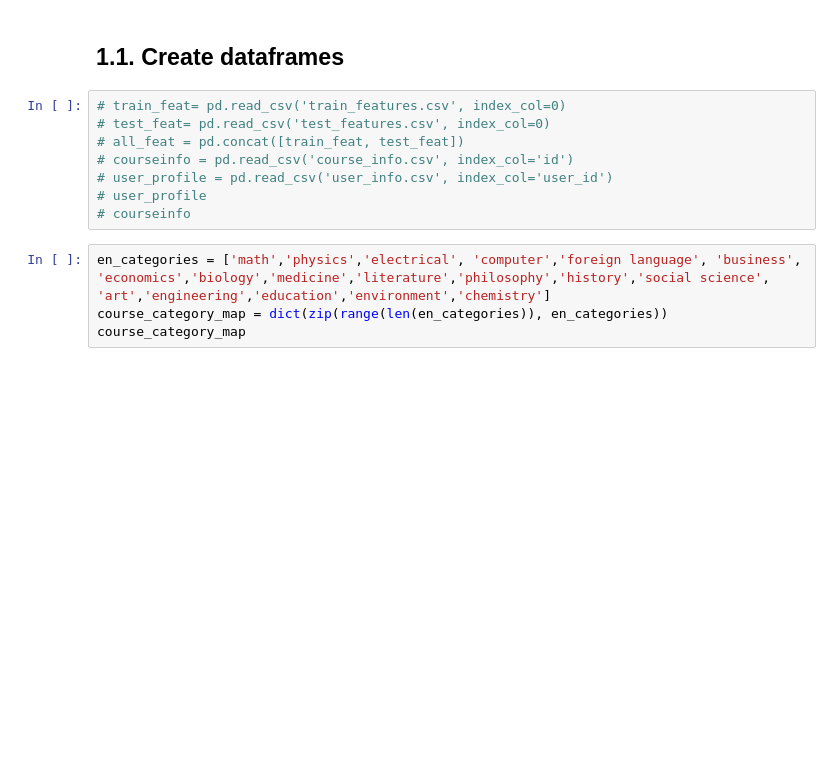
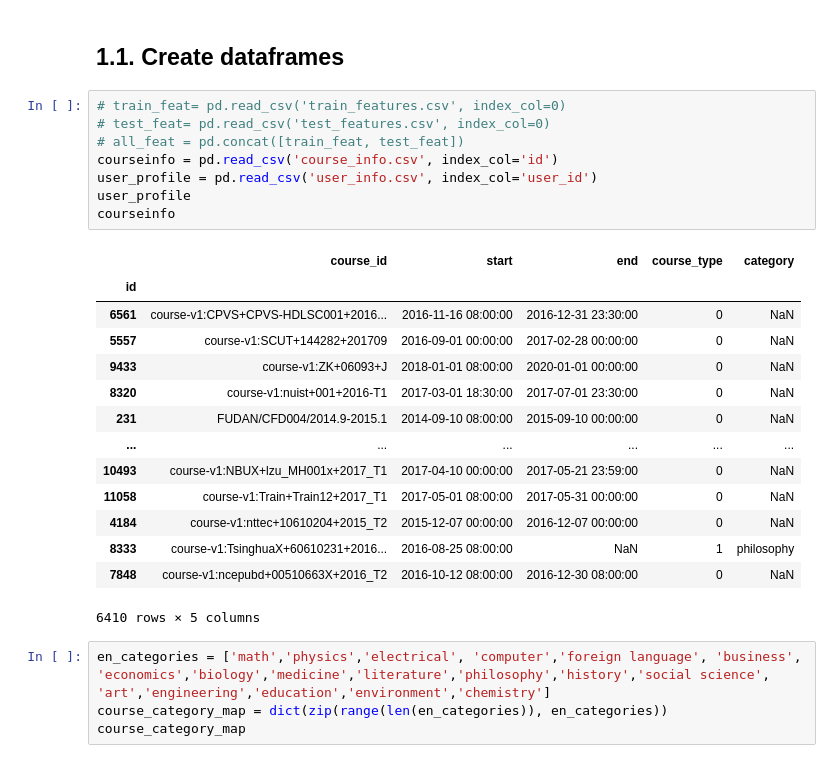
Before and after one commit to matteorusso/AIED, a Jupyter notebook: XuetangX - Data Exploration.ipynb, the cells around one changed output. Cells and saved outputs as stored; diff of their text form; blank space fills up the shorter version.

```diff
--- a/XuetangX - Data Exploration.ipynb
+++ b/XuetangX - Data Exploration.ipynb
@@ -10,11 +10,26 @@ import matplotlib.pyplot as plt
 # %%
 # train_feat= pd.read_csv('train_features.csv', index_col=0)
 # test_feat= pd.read_csv('test_features.csv', index_col=0)
 # all_feat = pd.concat([train_feat, test_feat])
-# courseinfo = pd.read_csv('course_info.csv', index_col='id')
-# user_profile = pd.read_csv('user_info.csv', index_col='user_id')
-# user_profile
-# courseinfo
+courseinfo = pd.read_csv('course_info.csv', index_col='id')
+user_profile = pd.read_csv('user_info.csv', index_col='user_id')
+user_profile
+courseinfo
+# %% [output]
+|  | course_id | start | end | course_type | category |
+| id |  |  |  |  |  |
+| 6561 | course-v1:CPVS+CPVS-HDLSC001+2016... | 2016-11-16 08:00:00 | 2016-12-31 23:30:00 | 0 | NaN |
+| 5557 | course-v1:SCUT+144282+201709 | 2016-09-01 00:00:00 | 2017-02-28 00:00:00 | 0 | NaN |
+| 9433 | course-v1:ZK+06093+J | 2018-01-01 08:00:00 | 2020-01-01 00:00:00 | 0 | NaN |
+| 8320 | course-v1:nuist+001+2016-T1 | 2017-03-01 18:30:00 | 2017-07-01 23:30:00 | 0 | NaN |
+| 231 | FUDAN/CFD004/2014.9-2015.1 | 2014-09-10 08:00:00 | 2015-09-10 00:00:00 | 0 | NaN |
+| ... | ... | ... | ... | ... | ... |
+| 10493 | course-v1:NBUX+lzu_MH001x+2017_T1 | 2017-04-10 00:00:00 | 2017-05-21 23:59:00 | 0 | NaN |
+| 11058 | course-v1:Train+Train12+2017_T1 | 2017-05-01 08:00:00 | 2017-05-31 00:00:00 | 0 | NaN |
+| 4184 | course-v1:nttec+10610204+2015_T2 | 2015-12-07 00:00:00 | 2016-12-07 00:00:00 | 0 | NaN |
+| 8333 | course-v1:TsinghuaX+60610231+2016... | 2016-08-25 08:00:00 | NaN | 1 | philosophy |
+| 7848 | course-v1:ncepubd+00510663X+2016_T2 | 2016-10-12 08:00:00 | 2016-12-30 08:00:00 | 0 | NaN |
+6410 rows × 5 columns
 # %%
 en_categories = ['math','physics','electrical', 'computer','foreign language', 'business', 'economics','biology','medicine','literature','philosophy','history','social science', 'art','engineering','education','environment','chemistry']
 course_category_map = dict(zip(range(len(en_categories)), en_categories))
```
Also changed, not shown: parts of 30 cells of this notebook, 1 other file.
